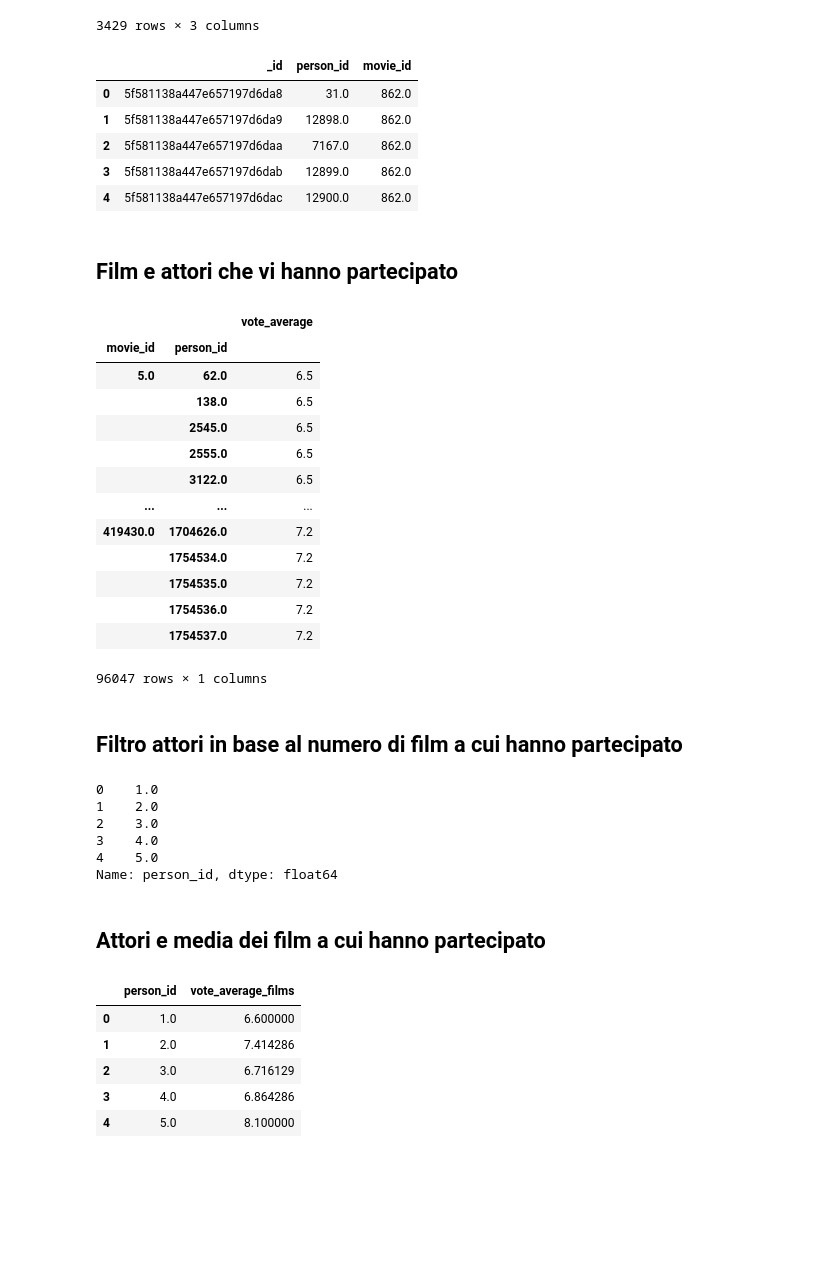
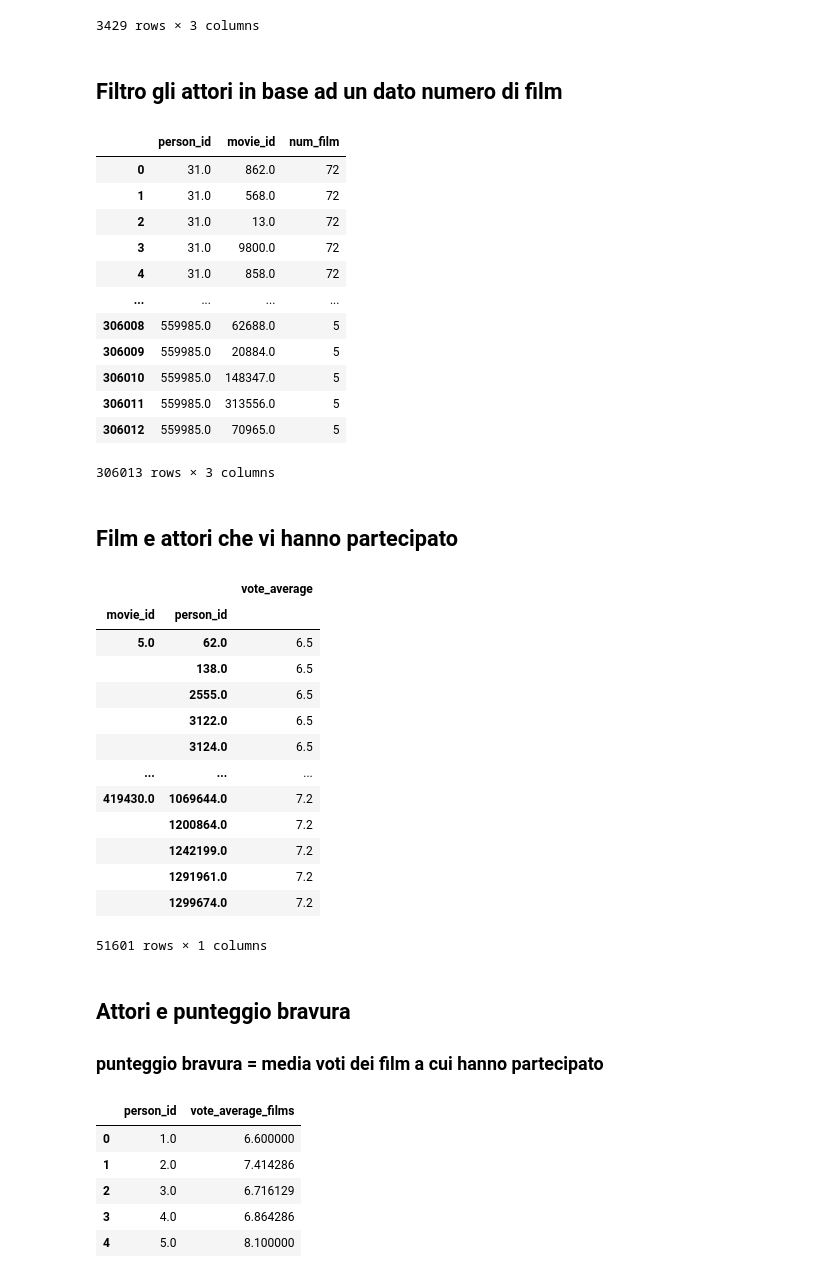
Before and after one commit to Janluke0/DSBDA-Project, a Jupyter notebook: Hypotheses/Hp4_Migliori_Film_Bravi_Attori.ipynb, the cells around one changed output. Drawn from its saved outputs; the diff is of its cells as text; code cells hidden in the pictures; blank space fills up the shorter version.

```diff
--- a/Hypotheses/Hp4_Migliori_Film_Bravi_Attori.ipynb
+++ b/Hypotheses/Hp4_Migliori_Film_Bravi_Attori.ipynb
@@ -2,11 +2,14 @@
 import pandas as pd
 import pymongo
 from pymongo import MongoClient
+from pprint import pprint
 
 URI = "mongodb://127.0.0.1:27017/?readPreference=primary&ssl=false"
 client = pymongo.MongoClient(URI)
 db = client['movie_dataset']
-metadata_coll = db.metadata
+
+num_votazioni = 250
+num_film = 5
 # %% [markdown]
 ## Seleziono solo i film che hanno ricevuto almeno un tot numero di votazioni
 # %%
@@ -34,56 +38,56 @@ movie_rates_df
 #people_coll = db.people
 #actors_df = pd.DataFrame(people_coll.find( {'jobs': { '$in': ["Actor"]} },{'_id':'_id', 'name':'name'}))
 #actors_df
+# %% [markdown]
+## Filtro gli attori in base ad un dato numero di film
 # %%
+
+
 cast_coll = db.cast
-cast_df = pd.DataFrame(cast_coll.find({},{'movie_id':'movie_id', 'person_id':'person_id'}))
-cast_df.head()
+cast_df = pd.DataFrame(cast_coll.find({},{'movie_id':'movie_id', 'person_id':'person_id'})).drop(columns='_id')
+#cast_df.head()
+
+actors_num_film_df = cast_df.groupby('person_id').count().reset_index().rename(columns={'movie_id':'num_film'})
+actors_num_film_df = actors_num_film_df.loc[actors_num_film_df['num_film'] >= num_film]
+
+actors_movie_num_film_df = pd.merge(cast_df,actors_num_film_df, on='person_id')
+actors_movie_num_film_df
 # %% [output]
-|  | _id | person_id | movie_id |
-| 0 | 5f581138a447e657197d6da8 | 31.0 | 862.0 |
-| 1 | 5f581138a447e657197d6da9 | 12898.0 | 862.0 |
-| 2 | 5f581138a447e657197d6daa | 7167.0 | 862.0 |
-| 3 | 5f581138a447e657197d6dab | 12899.0 | 862.0 |
-| 4 | 5f581138a447e657197d6dac | 12900.0 | 862.0 |
+|  | person_id | movie_id | num_film |
+| 0 | 31.0 | 862.0 | 72 |
+| 1 | 31.0 | 568.0 | 72 |
+| 2 | 31.0 | 13.0 | 72 |
+| 3 | 31.0 | 9800.0 | 72 |
+| 4 | 31.0 | 858.0 | 72 |
+| ... | ... | ... | ... |
+| 306008 | 559985.0 | 62688.0 | 5 |
+| 306009 | 559985.0 | 20884.0 | 5 |
+| 306010 | 559985.0 | 148347.0 | 5 |
+| 306011 | 559985.0 | 313556.0 | 5 |
+| 306012 | 559985.0 | 70965.0 | 5 |
+306013 rows × 3 columns
 # %% [markdown]
 ## Film e attori che vi hanno partecipato
 # %%
-movies_actor_df = pd.merge(cast_df,movie_rates_df, on='movie_id')
-movies_actor_df = movies_actor_df.drop(columns=['_id','vote_count'])
-tmp1 = movies_actor_df.groupby(['movie_id','person_id'])
-tmp1.first()
+movies_actor_df = pd.merge(actors_movie_num_film_df,movie_rates_df, on='movie_id').drop(columns=['vote_count','num_film'])
+
+movies_actor_df.groupby(['movie_id','person_id']).first()
 # %% [output]
 |  |  | vote_average |
 | movie_id | person_id |  |
 | 5.0 | 62.0 | 6.5 |
 |  | 138.0 | 6.5 |
-|  | 2545.0 | 6.5 |
 |  | 2555.0 | 6.5 |
 |  | 3122.0 | 6.5 |
+|  | 3124.0 | 6.5 |
 | ... | ... | ... |
-| 419430.0 | 1704626.0 | 7.2 |
-|  | 1754534.0 | 7.2 |
-|  | 1754535.0 | 7.2 |
-|  | 1754536.0 | 7.2 |
-|  | 1754537.0 | 7.2 |
+| 419430.0 | 1069644.0 | 7.2 |
+|  | 1200864.0 | 7.2 |
+|  | 1242199.0 | 7.2 |
+|  | 1291961.0 | 7.2 |
+|  | 1299674.0 | 7.2 |
-96047 rows × 1 columns
+51601 rows × 1 columns
-# %% [markdown]
-## Filtro attori in base al numero di film a cui hanno partecipato
-# %%
-num_film = 1
-num_film_actor_df = movies_actor_df.groupby('person_id').count().reset_index()
-num_film_actor_df = num_film_actor_df.rename(columns={'vote_average':'num_film'})
-num_film_actor_df = num_film_actor_df.drop(columns='movie_id')
-num_film_actor_df = num_film_actor_df.loc[num_film_actor_df['num_film'] >= num_film]
-actors_id_num_film = num_film_actor_df['person_id']
-actors_id_num_film.head()
-# %% [output]
-0    1.0
-1    2.0
-2    3.0
-3    4.0
-4    5.0
-Name: person_id, dtype: float64
 # %% [markdown]
-## Attori e media dei film a cui hanno partecipato
+## Attori e punteggio bravura
+### punteggio bravura = media voti dei film a cui hanno partecipato
 # %%
```
Also changed, not shown: parts of 10 cells of this notebook.
